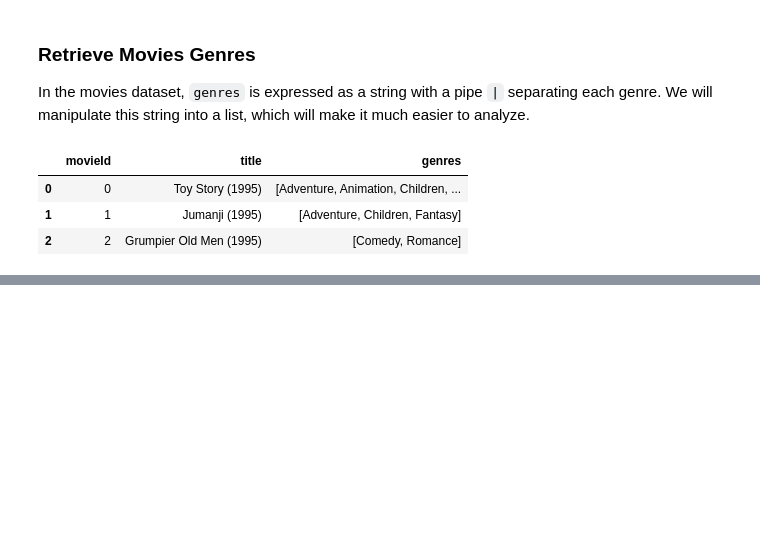
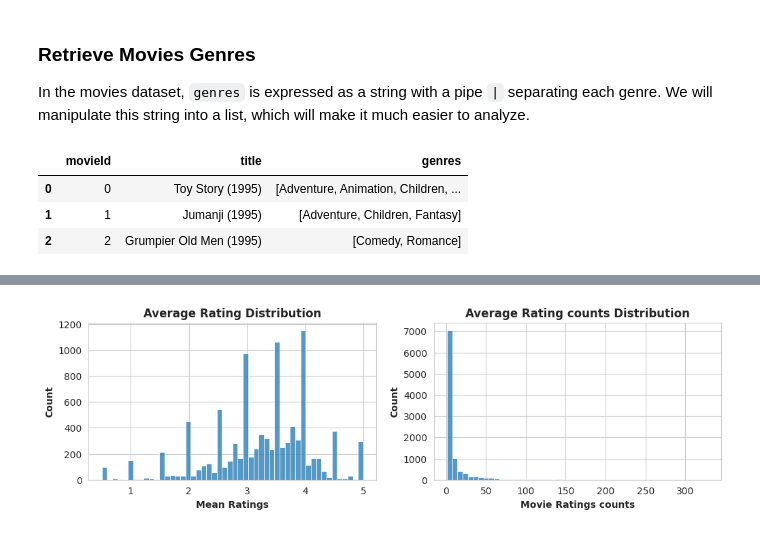
Before and after one commit to azadsadr/Recommender-System, a Jupyter notebook: recsys.ipynb, the cells around one changed output, grey strips where cells are left out. Cells and saved outputs as stored; diff of their text form; code cells hidden in the pictures; blank space fills up the shorter version.

```diff
--- a/recsys.ipynb
+++ b/recsys.ipynb
@@ -87,0 +316,20 @@ movies.head(3)
+# %%
+sns.set_style("whitegrid")
+plt.figure(figsize=(12,3))
+plt.subplot(1,2,1)
+ax = sns.histplot(stats['rating_avg'], bins=50, palette="viridis")
+plt.xlabel('Mean Ratings', weight='bold')
+plt.ylabel('Count', weight='bold')
+plt.title("Average Rating Distribution", weight='bold')
+#plt.show()
+
+#sns.set_style("whitegrid")
+#plt.figure(figsize=(8,4))
+plt.subplot(1,2,2)
+ax = sns.histplot(stats['count'], bins=50, palette="viridis")
+plt.xlabel('Movie Ratings counts', weight='bold')
+plt.ylabel('Count', weight='bold')
+plt.title("Average Rating counts Distribution", weight='bold')
+plt.show()
+# %% [output]
+[figure, added]
```
Also changed, not shown: parts of 22 cells of this notebook.
